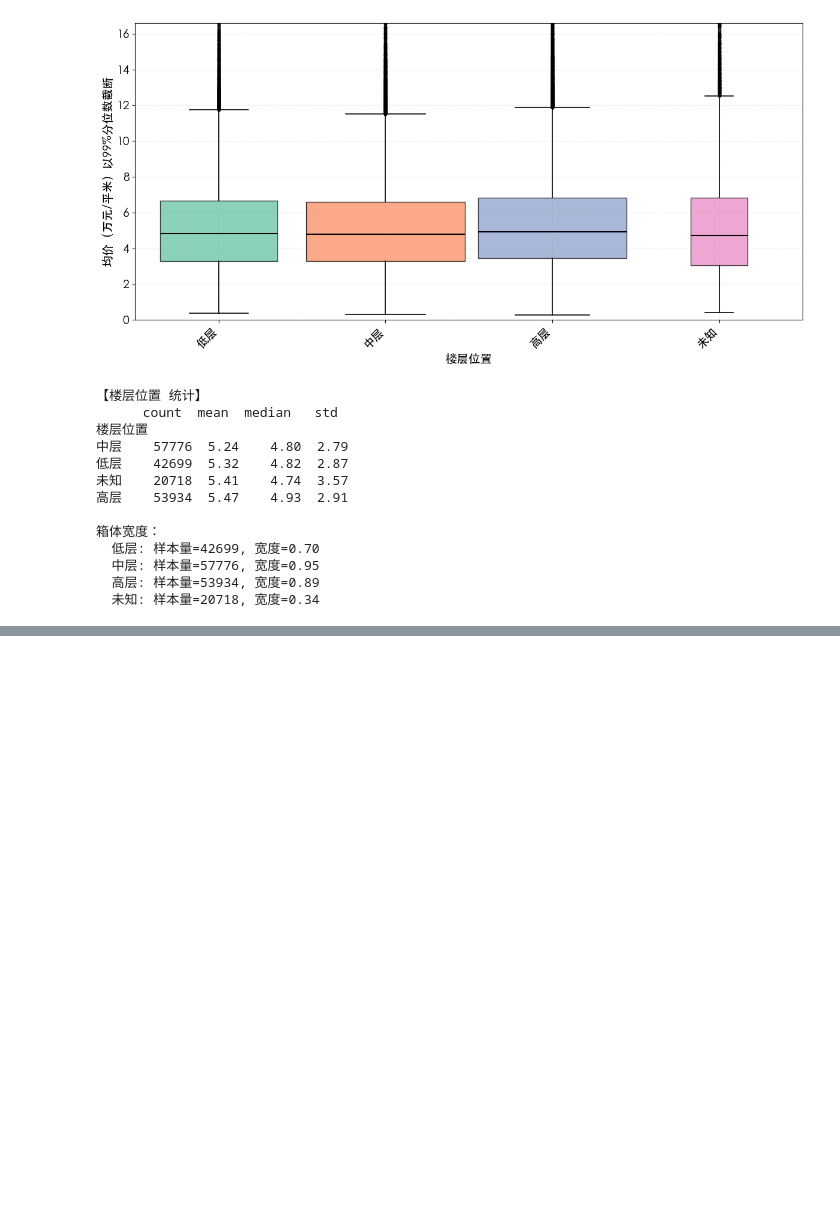
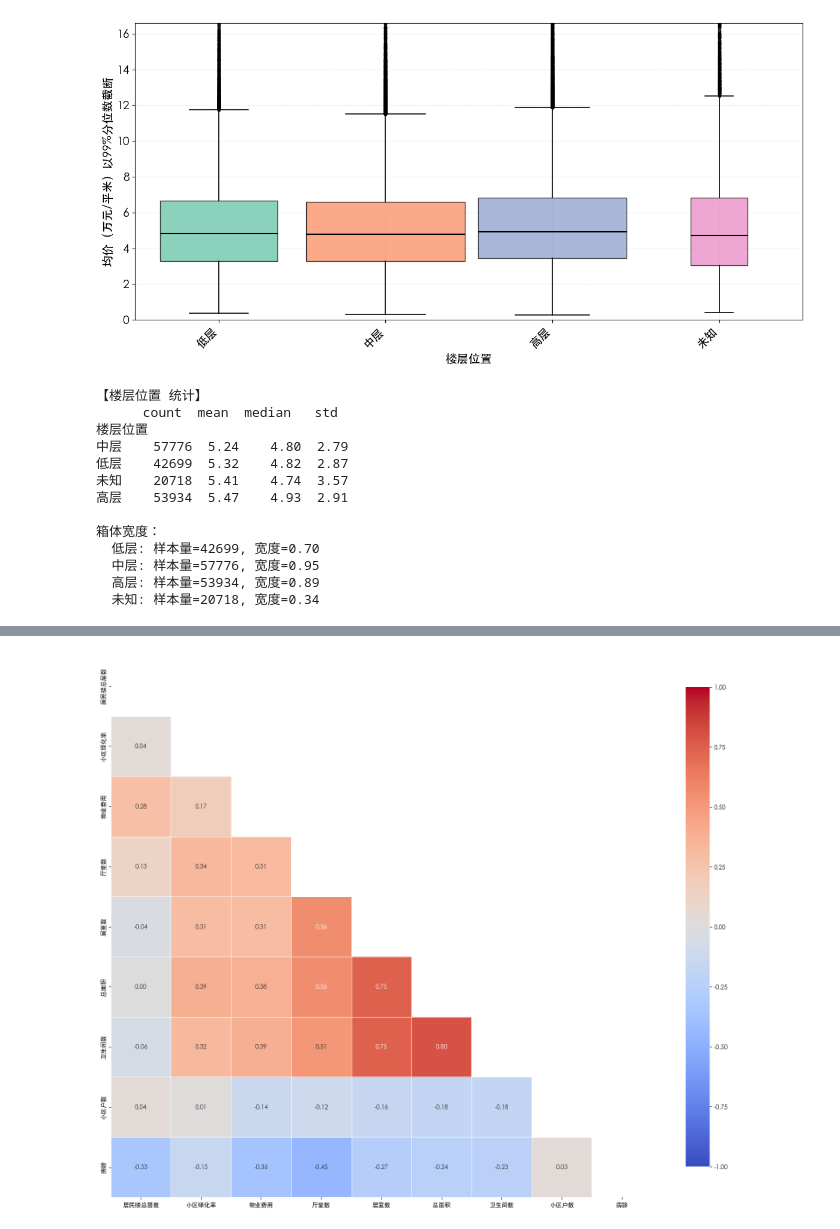
Before and after one commit to jiangwen9477/shanghai-house-price-research, a Jupyter notebook: code.ipynb, the cells around one changed output, grey strips where cells are left out. Cells and saved outputs as stored; diff of their text form; code cells hidden in the pictures; blank space fills up the shorter version.

```diff
--- a/code.ipynb
+++ b/code.ipynb
@@ -1047,3 +1058,55 @@ df.to_pickle("上海二手房数据.pkl")
 # %%
 import pandas as pd
 df = pd.read_pickle("上海二手房数据.pkl")
+# %%
+df['房龄'] = df['建造年份'].apply(
+    lambda x:   2026-x
+)
+# %%
+import pandas as pd
+import matplotlib.pyplot as plt
+import seaborn as sns
+from scipy.cluster.hierarchy import dendrogram, linkage
+from scipy.spatial.distance import squareform
+from scipy.cluster.hierarchy import linkage, leaves_list
+import numpy as np
+# ---------------------- 1. 选择你要分析的数值型变量 ----------------------
+# 只选数值变量，不要把文字、小区名称、区放进来
+corr_cols = [
+    '总面积', '居室数', '厅堂数', '卫生间数', '居民楼总层数', '小区户数', '小区绿化率', '物业费用', '房龄'
+]
+
+# 提取数据
+df_corr = df[corr_cols]
+corr_matrix = df_corr.corr()
+# ---------------------- 2. 计算相关系数矩阵 ----------------------
+distance = 1 - corr_matrix
+condensed_dist = squareform(distance, checks=False)
+link = linkage(condensed_dist, method='average')
+order = leaves_list(link)
+corr_sorted = corr_matrix.iloc[order, order]
+
+# ---------------------- 4. 构建下三角 mask（只显示一半） ----------------------
+mask = np.triu(np.ones_like(corr_sorted, dtype=bool))  # 上三角为 True，下三角为 False
+
+# ---------------------- 4. 绘制普通热力图（无聚类图，无树状图） ----------------------
+plt.rcParams['font.sans-serif'] = ['PingFang SC', 'Heiti SC', 'STHeiti', 'Arial Unicode MS']
+plt.rcParams['axes.unicode_minus'] = False
+
+plt.figure(figsize=(16, 14))
+sns.heatmap(corr_sorted,
+            mask=mask,            # 只显示下三角（mask 为 True 的区域被隐藏）
+            annot=True,
+            fmt='.2f',
+            cmap='coolwarm',
+            vmin=-1,               # 正相关最小值0 → 红色
+            vmax=1,               # 最大值1 → 深红色
+            linewidths=0.5,
+            square=True,
+            cbar_kws={"shrink": 0.8})
+
+plt.tight_layout()
+plt.savefig('corr_half.png', dpi=300)
+plt.show()
+# %% [output]
+[figure, added]
```
Also changed, not shown: parts of 10 cells of this notebook, 12 other files.
